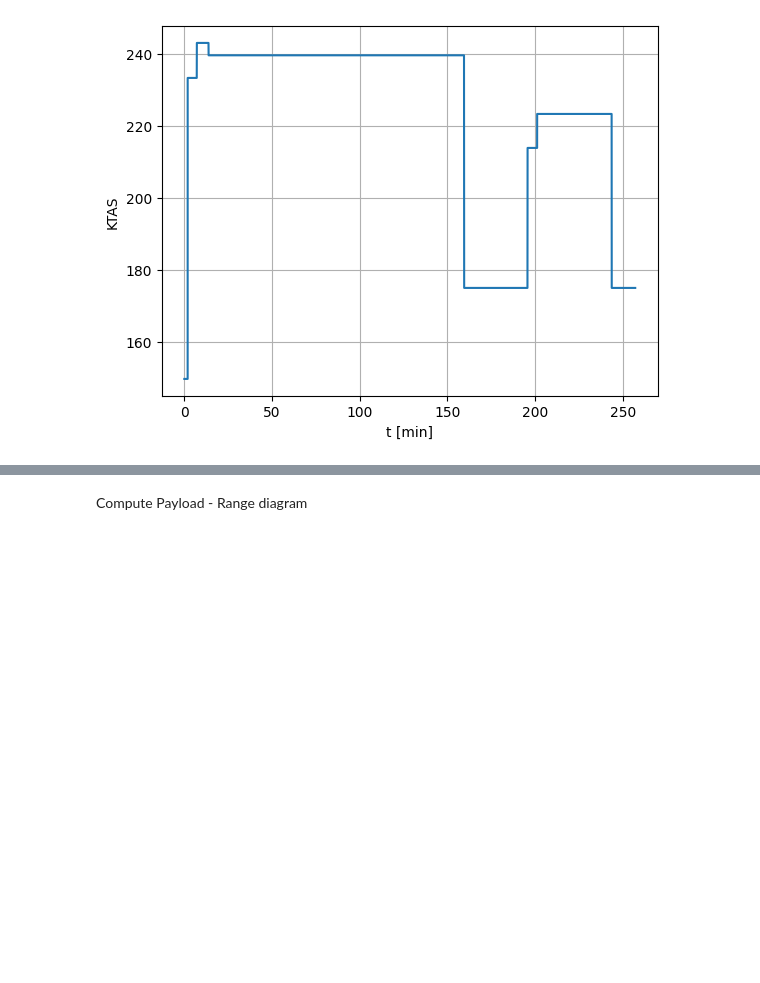
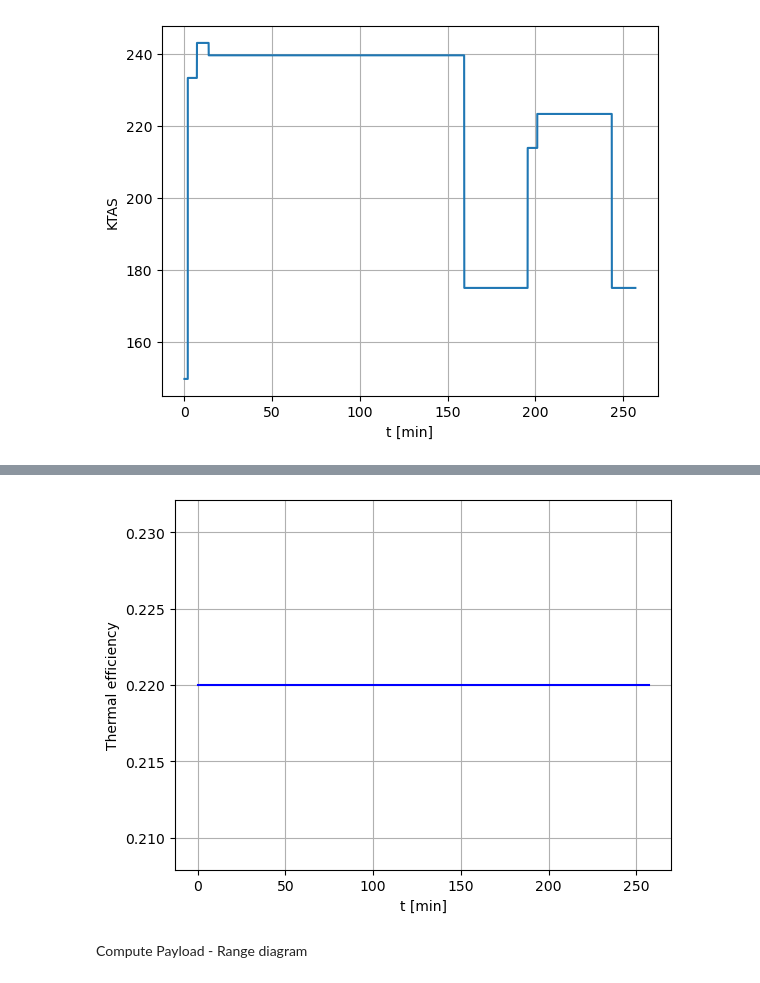
Before and after one commit to rmalpica/PhlyGreen, a Jupyter notebook: trunk/tutorial/ATR42.ipynb, the cells around one changed output, grey strips where cells are left out. Cells and saved outputs as stored; diff of their text form; code cells hidden in the pictures; blank space fills up the shorter version.

```diff
--- a/trunk/tutorial/ATR42.ipynb
+++ b/trunk/tutorial/ATR42.ipynb
@@ -269,3 +290,17 @@ plt.show()
+# %%
+etaTh = np.zeros(len(times))
+for t in range(len(times)):
+    alt = myaircraft.mission.profile.Altitude(times[t])
+    v = myaircraft.mission.profile.Velocity(times[t])
+    power = (myaircraft.weight.WTO/1000) * myaircraft.performance.PoWTO(myaircraft.DesignWTOoS,beta[t],myaircraft.mission.profile.PowerExcess(times[t]),1,alt,myaircraft.mission.DISA,v,'TAS')
+    etaTh[t]= myaircraft.powertrain.EtaGTpw127Model(alt, v, power)
+plt.plot(times/60,etaTh, 'b')
+plt.grid(visible=True)
+plt.xlabel('t [min]')
+plt.ylabel('Thermal efficiency')
+plt.show()
+# %% [output]
+[figure, added]
 # %% [markdown]
 Compute Payload - Range diagram
 # %%
```
Also changed, not shown: parts of 3 cells of this notebook, 4 other files.
